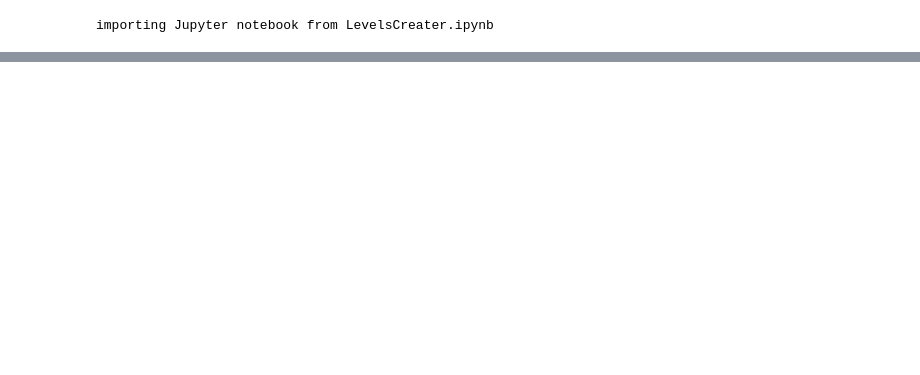
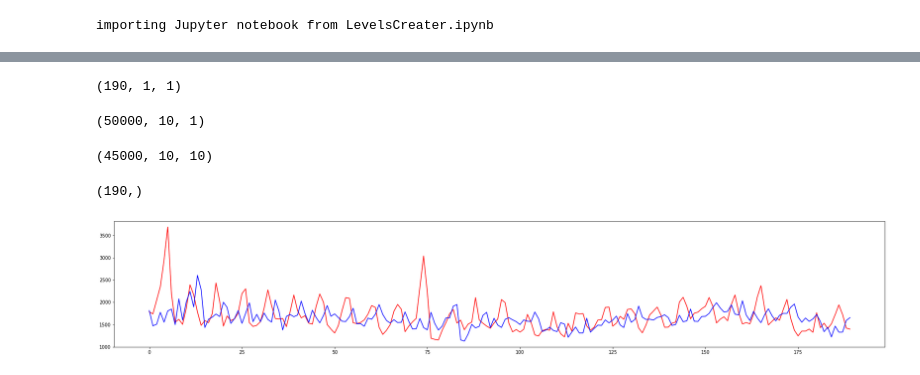
Before and after one commit to sujalbhavsar16/m5vtmechcrew, a Jupyter notebook: Exploratory analysis(Chaitanya).ipynb, the cells around one changed output, grey strips where cells are left out. Saved outputs shown, nothing was run; the diff lists cells and outputs as text; code cells hidden in the pictures; blank space fills up the shorter version.

```diff
--- a/Exploratory analysis(Chaitanya).ipynb
+++ b/Exploratory analysis(Chaitanya).ipynb
@@ -59,0 +108,7 @@ plot_acf(err)
+# %%
+level5
+x = np.random.uniform(size=(50000, 10, 1))
+y = np.mean(x, axis=1, keepdims=True)
+q=level5.iloc[0,:]
+q = pd.DataFrame(q)
+q
@@ -59,0 +222,32 @@ plot_acf(err)
+# %%
+x = np.array(x).reshape(1903,10,-1)
+
+y = np.array(y).reshape(1903,-1,1)
+x.shape
+# %% [output]
+(190, 1, 1)
+# %%
+x = np.random.uniform(size=(num_samples, time_steps, input_dim))
+y = np.mean(x, axis=1, keepdims=True)
+x.shape
+
+
+x.shape
+# %% [output]
+(50000, 10, 1)
+# %%
+c=5000
+x_train, y_train, x_test, y_test = x[c:], y[c:], x[:c], y[:c]
+x_train.shape
+# %% [output]
+(45000, 10, 10)
+# %%
+y_test[:,0,0].shape
+# %% [output]
+(190,)
+# %%
+plt.plot(y_test[:,0,0],color='r')
+plt.plot(predictions[:,0,0],color='b')
+plt.show()
+# %% [output]
+[figure, added]
```
Also changed, not shown: parts of 13 cells of this notebook.
